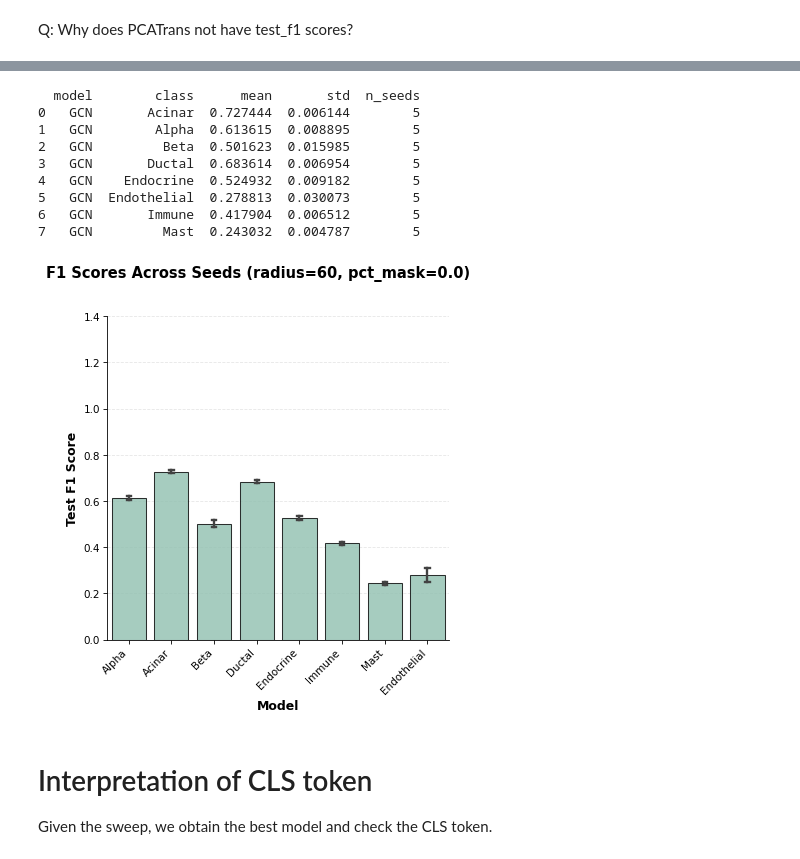
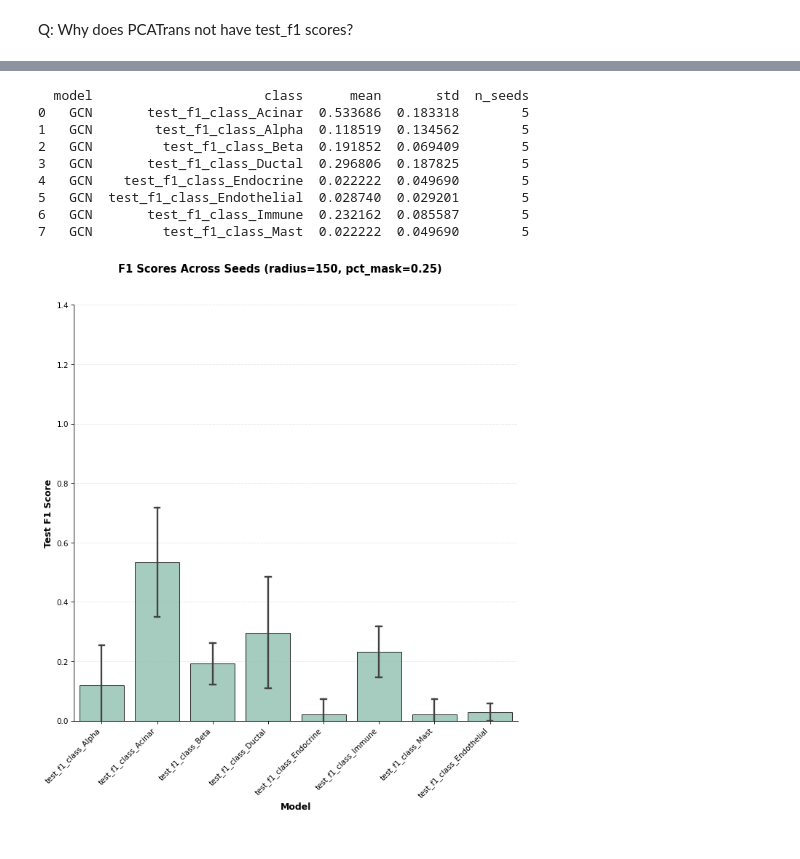
Before and after one commit to theislab/InterScale_reproducibility, a Jupyter notebook: notebooks/melton_jimenez_25/Node_class_performance.ipynb, the cells around one changed output, grey strips where cells are left out. Saved outputs shown, nothing was run; the diff lists cells and outputs as text; code cells hidden in the pictures.

```diff
--- a/notebooks/melton_jimenez_25/Node_class_performance.ipynb
+++ b/notebooks/melton_jimenez_25/Node_class_performance.ipynb
@@ -7,6 +7,20 @@ Plots showing the performance for the node classification (cell type) on the Cos
 - GCN
 - PCATransformer
 # %%
-LRZ = "/dss/dsshome1/05/di93tig/1_projects/"
-HPC = "/home/icb/francesca.drummer/1-Projects/"
+import os
+
+# LRZ home
+if os.path.exists("/dss/dsshome1/05/di93tig"):
+    print('LRZ cluster')
+    CLUSTER = 'LRZ'
+    BASE_DIR_REPO = "/dss/dsshome1/05/di93tig/1_projects"
+    BASE_DIR_PROJECT = "/dss/dssfs03/tumdss/pn36po/pn36po-dss-0002/di93tig/Projects/A3_InterScale"
+elif os.path.exists("/home/icb/francesca.drummer/"):
+    print('HPC cluster')
+    CLUSTER = 'HPC'
+    BASE_DIR_REPO = "/home/icb/francesca.drummer/1-Projects/"
+    BASE_DIR_PROJECT = ""
+else:
+    print('unkown')
+    CLUSTER = 'unknown'
 DATA = "melton25"
@@ -46,8 +60,9 @@ CELL_TYPE_COLORS = config["palettes"][DATA]
 # %% [markdown]
 ## Load WandB IDs
 # %%
-GNN_sweep = "nnd5tq6w"
-InterScale_sweep = "ppierz1l"
+GNN_sweep = "9w559haw"
+GNN_old_sweep = "l0jetvrz"
+InterScale_sweep = ""
 PCATrans_sweep = ""
 # %% [markdown]
 ## Graph Classification performance
@@ -58,8 +73,9 @@ CLASSES = ['Alpha', 'Acinar', 'Beta', 'Ductal', 'Endocrine', 'Immune', 'Mast', '
 Q: Why does PCATrans not have test_f1 scores?
 # %%
 GNN_wandb = Wandb_evaluation("GCN", GNN_sweep, SWEEP_GOAL, CLASSES)
-# PCATrans_wandb = Wandb_evaluation("PCATransformer", PCATrans_sweep, SWEEP_GOAL, CLASSES)
-# InterScale_wandb = Wandb_evaluation("InterScale", InterScale_sweep, SWEEP_GOAL, CLASSES)
+GNN_old_wandb = Wandb_evaluation("GCN", GNN_old_sweep, SWEEP_GOAL, CLASSES)
+#PCATrans_wandb = Wandb_evaluation("PCATransformer", PCATrans_sweep, SWEEP_GOAL, CLASSES)
+#InterScale_wandb = Wandb_evaluation("InterScale", InterScale_sweep, SWEEP_GOAL, CLASSES)
 # %%
 GNN_wandb.get_dataframe().head()
 # %% [output]
@@ -83,33 +100,29 @@ InterScale_wandb.plot_robustness(metric="test_acc", save_path = f"{HPC}/InterSca
 # %%
-wandb_evals = [GNN_wandb]  # Your list of dataframes
+wandb_evals = [GNN_old_wandb]  # Your list of dataframes, PCATrans_wandb, InterScale_wandb
 
 g, stats, plot_data = plot_f1_across_seeds(
     wandb_evaluations=wandb_evals,
-    radius=60,
-    pct_mask_nodes=0.0,
-    config_path='config.yml',
-    height=6,
+    radius=150,
+    pct_mask_nodes=0.25,
+    BASE_DIR_REPO=BASE_DIR_REPO,
+    height=10,
     aspect=0.9
 )
 plt.show()
 #
 # # Save with high DPI from config
 # # g.savefig('f1_scores.png', bbox_inches='tight')
 #
 # # Print statistics:
 # print(stats)
 # %% [output]
-  model        class      mean       std  n_seeds
-0   GCN       Acinar  0.727444  0.006144        5
-1   GCN        Alpha  0.613615  0.008895        5
-2   GCN         Beta  0.501623  0.015985        5
-3   GCN       Ductal  0.683614  0.006954        5
-4   GCN    Endocrine  0.524932  0.009182        5
-5   GCN  Endothelial  0.278813  0.030073        5
-6   GCN       Immune  0.417904  0.006512        5
-7   GCN         Mast  0.243032  0.004787        5
+  model                      class      mean       std  n_seeds
+0   GCN       test_f1_class_Acinar  0.533686  0.183318        5
+1   GCN        test_f1_class_Alpha  0.118519  0.134562        5
+2   GCN         test_f1_class_Beta  0.191852  0.069409        5
+3   GCN       test_f1_class_Ductal  0.296806  0.187825        5
+4   GCN    test_f1_class_Endocrine  0.022222  0.049690        5
+5   GCN  test_f1_class_Endothelial  0.028740  0.029201        5
+6   GCN       test_f1_class_Immune  0.232162  0.085587        5
+7   GCN         test_f1_class_Mast  0.022222  0.049690        5
-[figure, old version]
+[figure, new version]
-# %% [markdown]
-# Interpretation of CLS token
-
-Given the sweep, we obtain the best model and check the CLS token.
```
Also changed, not shown: parts of 21 cells of this notebook, 8 other files.
